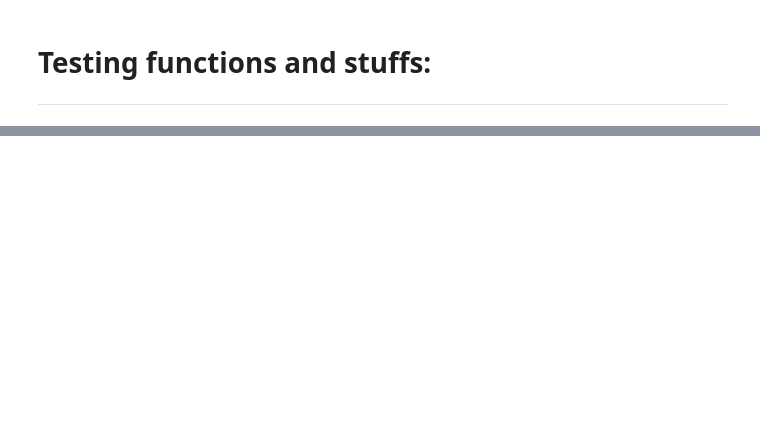
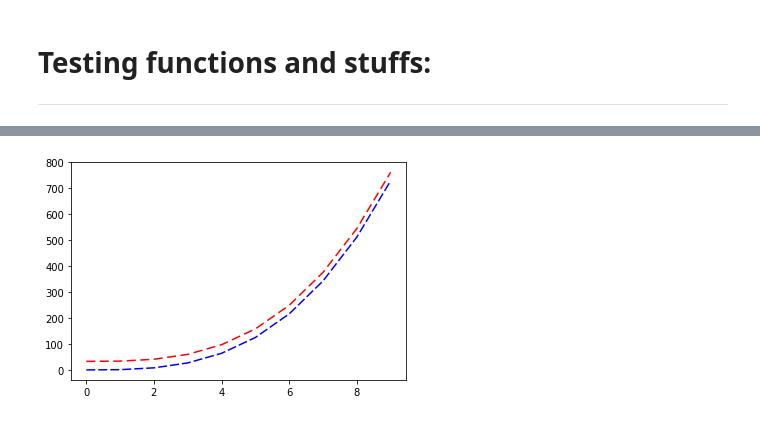
Before and after one commit to AmiraliFarazmand/GeneticProgramming-AI-IUST, a Jupyter notebook: prj.ipynb, the cells around one changed output, grey strips where cells are left out. Cells and saved outputs as stored; diff of their text form; code cells hidden in the pictures; blank space fills up the shorter version.

Commit message:
added a table and plot to it

```diff
--- a/prj.ipynb
+++ b/prj.ipynb
@@ -352,7 +362,7 @@ def find_outputs_of_tree(tree:Tree):
     """a function that returns a list of answers of the tree in a list format. (uses for one tree)"""
     answers_list = []
     for x_val in sample_values["x"]:
-        # try:
+        try:
             func_str =  str(tree).replace("x" ,str(x_val))
             # func_str =str(sympify(func_str))
             # temp_ans = eval(func_str)
@@ -360,10 +370,11 @@ def find_outputs_of_tree(tree:Tree):
             temp_ans = 666 if temp_ans== -np.inf or temp_ans==np.inf else temp_ans                                  #** note that it will replece +-inf with some constant value.
             answers_list.append(temp_ans)
             # print("for logging:" , tree ,"|||",x_val , answers_list )                                               #>>>for logging
-        # except ZeroDivisionError:                   #because of division by zero error used this exception.
-        #     answers_list.append(0)
-        # except :
-        #     print("ambigues exception was : ", func_str  )
+        except ZeroDivisionError:                   #because of division by zero error used this exception.
+            answers_list.append(0)
+        except :
+            answers_list.append(0)
+            # print("ambigues exception was : ", func_str  )
             # print(answers_list," , ",type(answers_list[0]))
     return answers_list
 # %%
@@ -397,8 +408,7 @@ def shift_fitness(f_list:list , trees:list):
 # %%
 """cell that handles the crossovers with functions that defined. """
 def genetic_algotihm():
-    mutate_factor_upgrade =0
-    global mutate_factor
+
     trees_in_gen = create_generation()                                                                               #first generation
     # for gen in range(1):
     for gen in range(num_of_gens):
@@ -484,0 +495,5 @@ cos ((46 + 20))
+# %%
+print("i:        my output:      real output:")
+print("======================================")
+for i in range(10):
+    print(f"{i}         {x_tree.evaluate(x_val=i , node = x_tree.root)}             ",sample_values["outputs"][i]  )
@@ -484,0 +513,14 @@ cos ((46 + 20))
+# %%
+# def f():
+#     real_function_str
+# X = [[x] for x in np.arange(0, 10, 0.1)]
+# X = [[x] for x in range(0,10)]
+# ls = list(sample_values["x"] )
+my_y = [x_tree.evaluate(x_val=i , node = x_tree.root) for i in range(0,10) ]
+# real_y = [[x_tree.evaluate(x[0])] for x in X]
+
+plt.plot([i for i in range(0,10)]  , my_y, color='b', dashes=[6, 2])
+plt.plot( sample_values["x"], sample_values["outputs"], color='r', dashes=[6, 3])
+plt.show()
+# %% [output]
+[figure, added]
```
Also changed, not shown: parts of 6 cells of this notebook.
